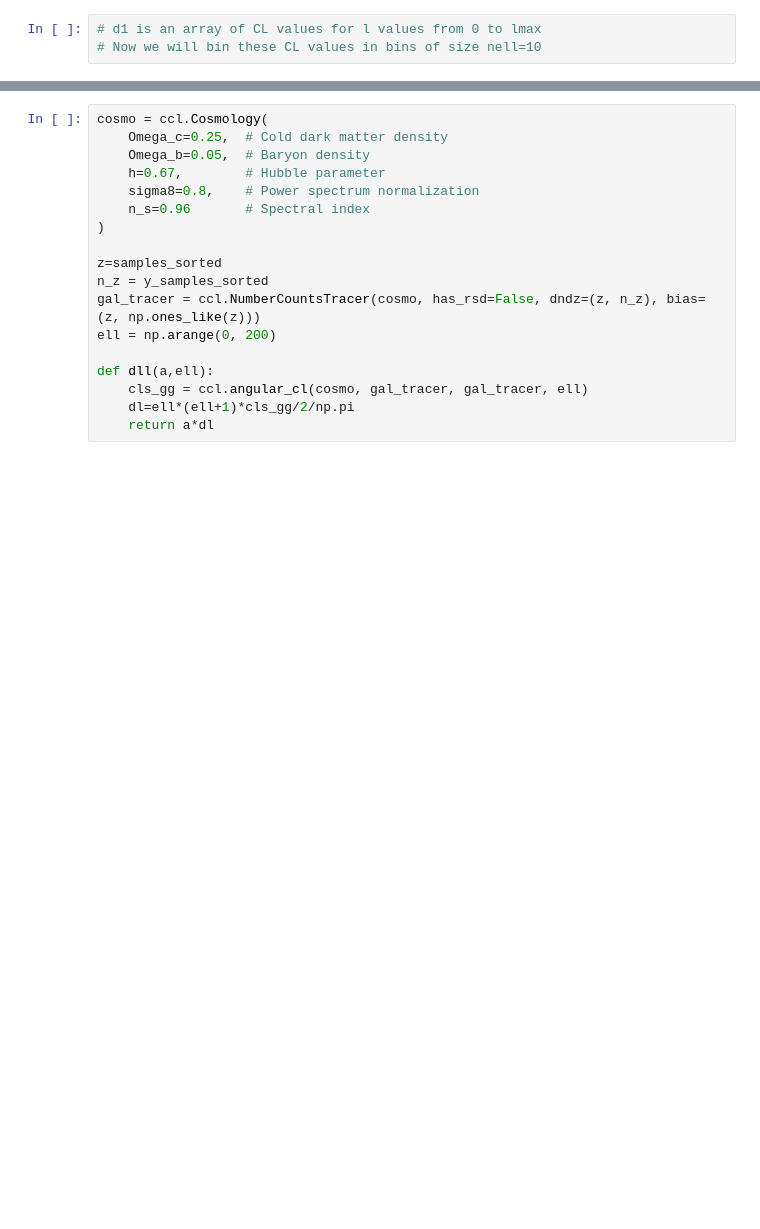
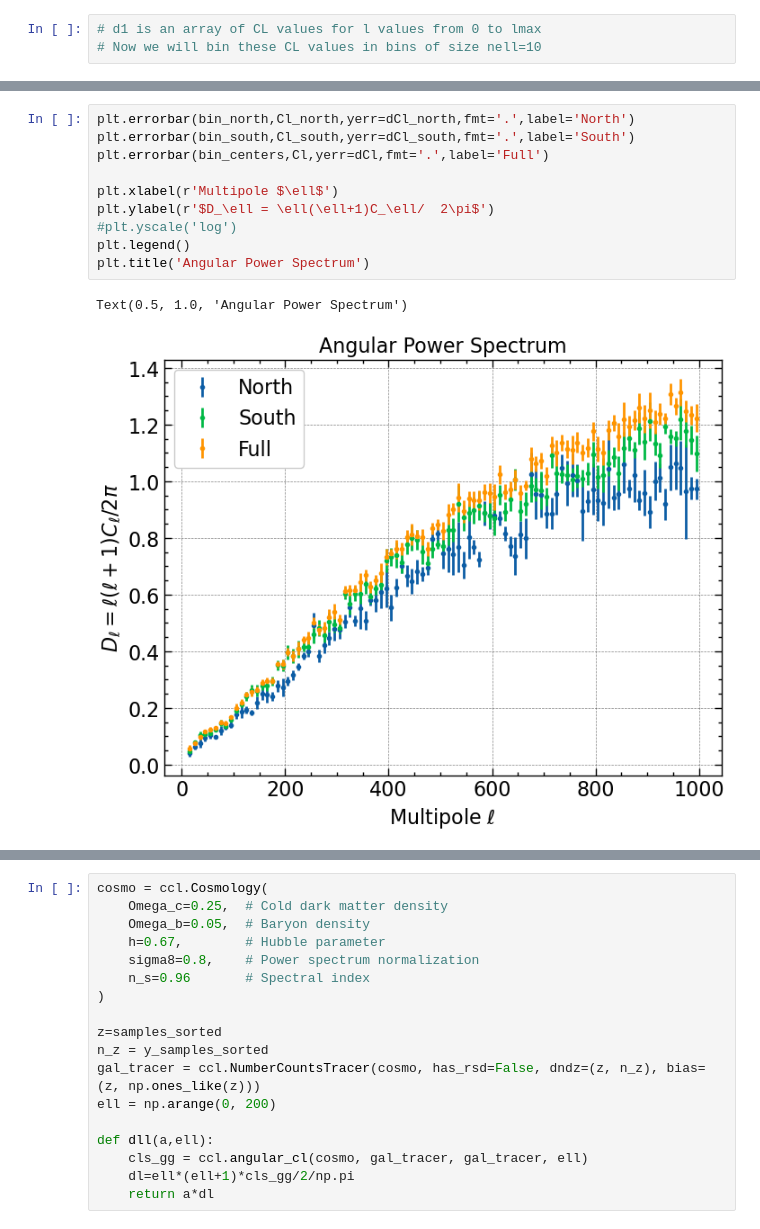
Before and after one commit to Shin107/DESILegacy-PECVEL, a Jupyter notebook: notebooks/CL_clean.ipynb, the cells around one changed output, grey strips where cells are left out. Saved outputs shown, nothing was run; the diff lists cells and outputs as text; blank space fills up the shorter version.

```diff
--- a/notebooks/CL_clean.ipynb
+++ b/notebooks/CL_clean.ipynb
@@ -105,3 +121,16 @@ Text(0.5, 1.0, 'Angular Power Spectrum of Cleaned Map')
+# %%
+plt.errorbar(bin_north,Cl_north,yerr=dCl_north,fmt='.',label='North')
+plt.errorbar(bin_south,Cl_south,yerr=dCl_south,fmt='.',label='South')
+plt.errorbar(bin_centers,Cl,yerr=dCl,fmt='.',label='Full')
+
+plt.xlabel(r'Multipole $\ell$')
+plt.ylabel(r'$D_\ell = \ell(\ell+1)C_\ell/  2\pi$')
+#plt.yscale('log')
+plt.legend()
+plt.title('Angular Power Spectrum')
+# %% [output]
+Text(0.5, 1.0, 'Angular Power Spectrum')
+[figure, added]
 # %%
 from scipy.stats import gaussian_kde
 matched_dr=Table(fitsio.FITS('/user/animesh.sah/DESI_PECVEL/DR_matched.fits')[1].read())
```
Also changed, not shown: parts of 11 cells of this notebook.
